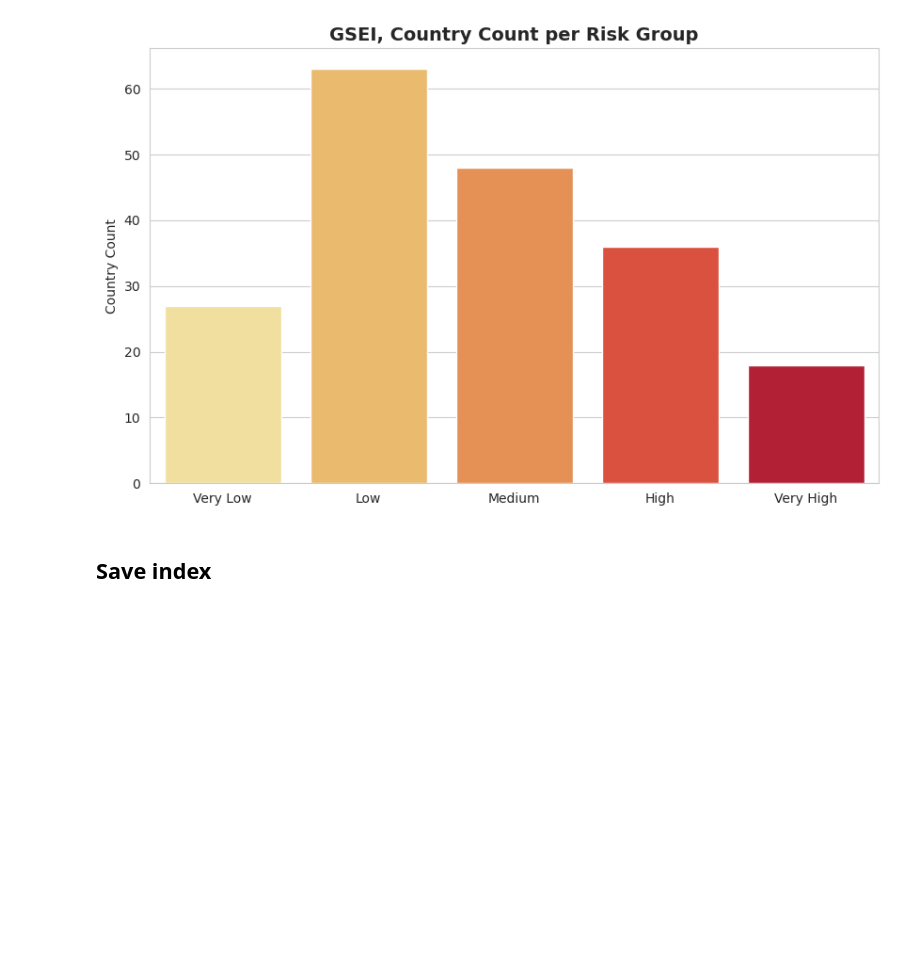
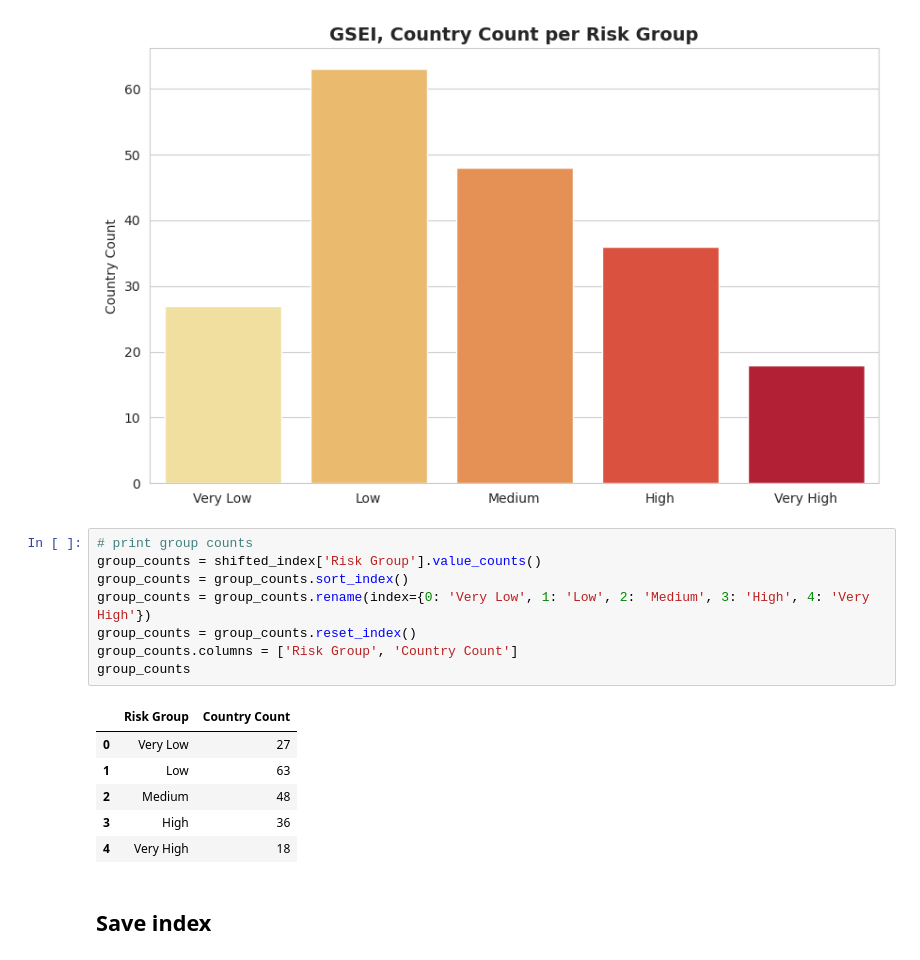
Before and after one commit to arth3mis/global-societal-endangerment-index, a Jupyter notebook: 6.1_weighting_aggregation.ipynb, the cells around one changed output. Cells and saved outputs as stored; diff of their text form; blank space fills up the shorter version.

```diff
--- a/6.1_weighting_aggregation.ipynb
+++ b/6.1_weighting_aggregation.ipynb
@@ -377,6 +382,21 @@ Passing `palette` without assigning `hue` is deprecated and will be removed in v
 
   sns.barplot(x=counts.index, y=counts.values, palette=color_palette)
 [figure]
+# %%
+# print group counts
+group_counts = shifted_index['Risk Group'].value_counts()
+group_counts = group_counts.sort_index()
+group_counts = group_counts.rename(index={0: 'Very Low', 1: 'Low', 2: 'Medium', 3: 'High', 4: 'Very High'})
+group_counts = group_counts.reset_index()
+group_counts.columns = ['Risk Group', 'Country Count']
+group_counts
+# %% [output]
+|  | Risk Group | Country Count |
+| 0 | Very Low | 27 |
+| 1 | Low | 63 |
+| 2 | Medium | 48 |
+| 3 | High | 36 |
+| 4 | Very High | 18 |
 # %% [markdown]
 ## Save index
 # %%
```
Also changed, not shown: parts of 1 cell of this notebook, 3 other files.
